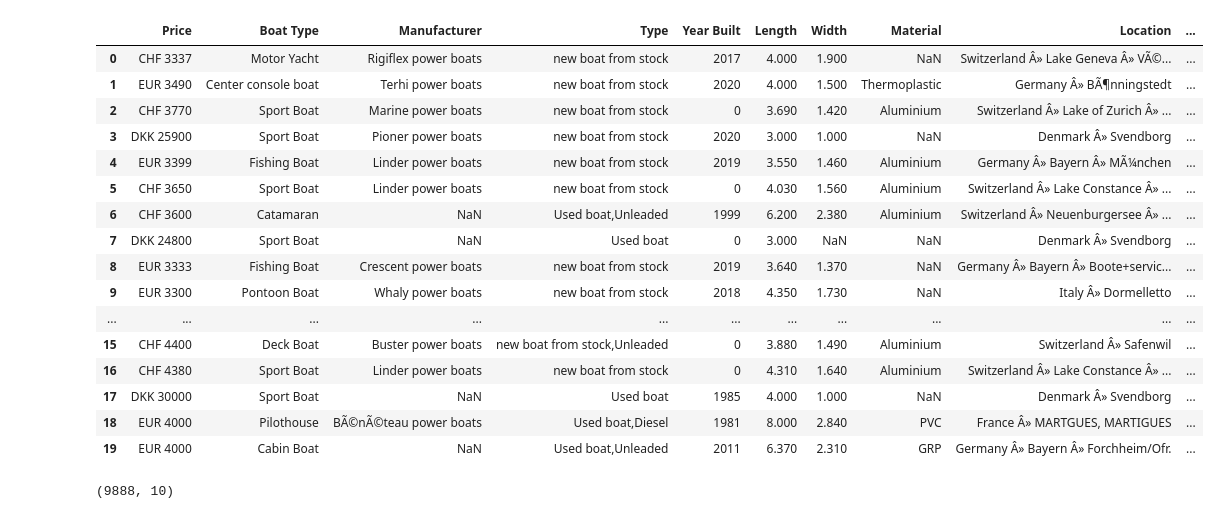
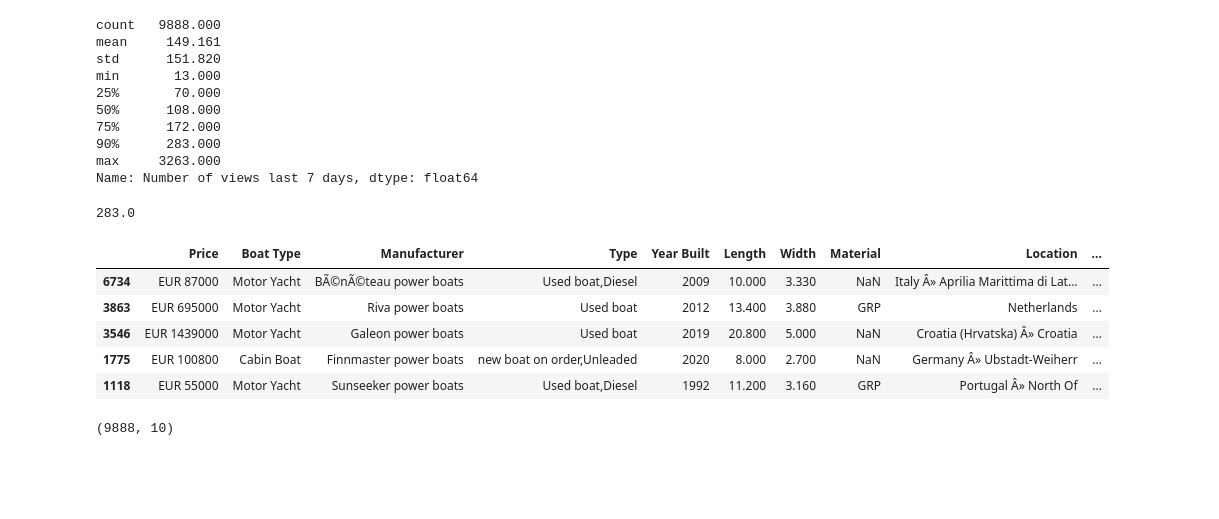
Before and after one commit to RayRayCoding/my_jupyter_notebooks, a Jupyter notebook: DataCamp/BoatADSuggestion.ipynb, the cells around one changed output. Drawn from its saved outputs; the diff is of its cells as text; code cells hidden in the pictures; blank space fills up the shorter version.

```diff
--- a/DataCamp/BoatADSuggestion.ipynb
+++ b/DataCamp/BoatADSuggestion.ipynb
@@ -94,8 +94,8 @@ plt.rcParams["figure.figsize"] = (10, 6)
 pd.set_option("max_colwidth", 200)
 
 # pd.set_option('display.max_rows', 100) # if you wish to see more rows rather than default, just uncomment this line.
-pd.set_option("display.max_columns", 200)
-pd.set_option("display.max_rows", 200)
+pd.set_option("display.max_columns", 20)
+pd.set_option("display.max_rows", 50)
 pd.set_option("display.float_format", lambda x: "%.3f" % x)
 
 import colorama
@@ -105,26 +105,33 @@ from colorama import Fore, Style  # maakes strings colored
 from termcolor import colored
 # %%
 df = pd.read_csv("boat_data.csv", encoding="UTF-8")
+# %%
+df["Number of views last 7 days"].describe(percentiles=[0.25, 0.5, 0.75, 0.9])
+# %% [output]
+count   9888.000
+mean     149.161
+std      151.820
+min       13.000
+25%       70.000
+50%      108.000
+75%      172.000
+90%      283.000
+max     3263.000
+Name: Number of views last 7 days, dtype: float64
+# %%
+most_views = df["Number of views last 7 days"].quantile(0.9)
+most_views
+# %% [output]
+283.0
 # %%
-df.head(20)
+df.sample(5)
 # %% [output]
 |  | Price | Boat Type | Manufacturer | Type | Year Built | Length | Width | Material | Location | ... |
-| 0 | CHF 3337 | Motor Yacht | Rigiflex power boats | new boat from stock | 2017 | 4.000 | 1.900 | NaN | Switzerland Â» Lake Geneva Â» VÃ©... | ... |
-| 1 | EUR 3490 | Center console boat | Terhi power boats | new boat from stock | 2020 | 4.000 | 1.500 | Thermoplastic | Germany Â» BÃ¶nningstedt | ... |
-| 2 | CHF 3770 | Sport Boat | Marine power boats | new boat from stock | 0 | 3.690 | 1.420 | Aluminium | Switzerland Â» Lake of Zurich Â» ... | ... |
-| 3 | DKK 25900 | Sport Boat | Pioner power boats | new boat from stock | 2020 | 3.000 | 1.000 | NaN | Denmark Â» Svendborg | ... |
-| 4 | EUR 3399 | Fishing Boat | Linder power boats | new boat from stock | 2019 | 3.550 | 1.460 | Aluminium | Germany Â» Bayern Â» MÃ¼nchen | ... |
-| 5 | CHF 3650 | Sport Boat | Linder power boats | new boat from stock | 0 | 4.030 | 1.560 | Aluminium | Switzerland Â» Lake Constance Â» ... | ... |
-| 6 | CHF 3600 | Catamaran | NaN | Used boat,Unleaded | 1999 | 6.200 | 2.380 | Aluminium | Switzerland Â» Neuenburgersee Â» ... | ... |
-| 7 | DKK 24800 | Sport Boat | NaN | Used boat | 0 | 3.000 | NaN | NaN | Denmark Â» Svendborg | ... |
-| 8 | EUR 3333 | Fishing Boat | Crescent power boats | new boat from stock | 2019 | 3.640 | 1.370 | NaN | Germany Â» Bayern Â» Boote+servic... | ... |
-| 9 | EUR 3300 | Pontoon Boat | Whaly power boats | new boat from stock | 2018 | 4.350 | 1.730 | NaN | Italy Â» Dormelletto | ... |
-| ... | ... | ... | ... | ... | ... | ... | ... | ... | ... | ... |
-| 15 | CHF 4400 | Deck Boat | Buster power boats | new boat from stock,Unleaded | 0 | 3.880 | 1.490 | Aluminium | Switzerland Â» Safenwil | ... |
-| 16 | CHF 4380 | Sport Boat | Linder power boats | new boat from stock | 0 | 4.310 | 1.640 | Aluminium | Switzerland Â» Lake Constance Â» ... | ... |
-| 17 | DKK 30000 | Sport Boat | NaN | Used boat | 1985 | 4.000 | 1.000 | NaN | Denmark Â» Svendborg | ... |
-| 18 | EUR 4000 | Pilothouse | BÃ©nÃ©teau power boats | Used boat,Diesel | 1981 | 8.000 | 2.840 | PVC | France Â» MARTGUES, MARTIGUES | ... |
-| 19 | EUR 4000 | Cabin Boat | NaN | Used boat,Unleaded | 2011 | 6.370 | 2.310 | GRP | Germany Â» Bayern Â» Forchheim/Ofr. | ... |
+| 6734 | EUR 87000 | Motor Yacht | BÃ©nÃ©teau power boats | Used boat,Diesel | 2009 | 10.000 | 3.330 | NaN | Italy Â» Aprilia Marittima di Lat... | ... |
+| 3863 | EUR 695000 | Motor Yacht | Riva power boats | Used boat | 2012 | 13.400 | 3.880 | GRP | Netherlands | ... |
+| 3546 | EUR 1439000 | Motor Yacht | Galeon power boats | Used boat | 2019 | 20.800 | 5.000 | NaN | Croatia (Hrvatska) Â» Croatia | ... |
+| 1775 | EUR 100800 | Cabin Boat | Finnmaster power boats | new boat on order,Unleaded | 2020 | 8.000 | 2.700 | NaN | Germany Â» Ubstadt-Weiherr | ... |
+| 1118 | EUR 55000 | Motor Yacht | Sunseeker power boats | Used boat,Diesel | 1992 | 11.200 | 3.160 | GRP | Portugal Â» North Of | ... |
 # %%
 df.shape
 # %% [output]
```
Also changed, not shown: parts of 15 cells of this notebook.
